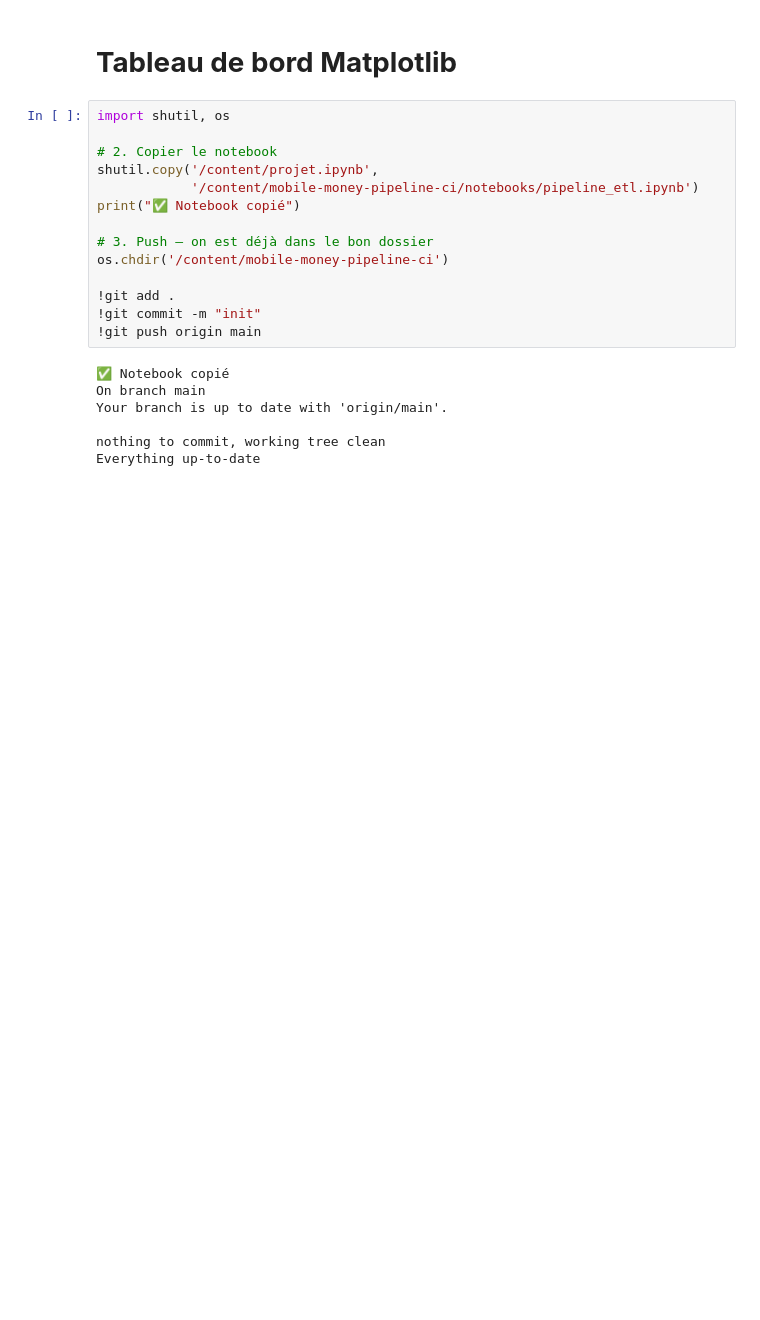
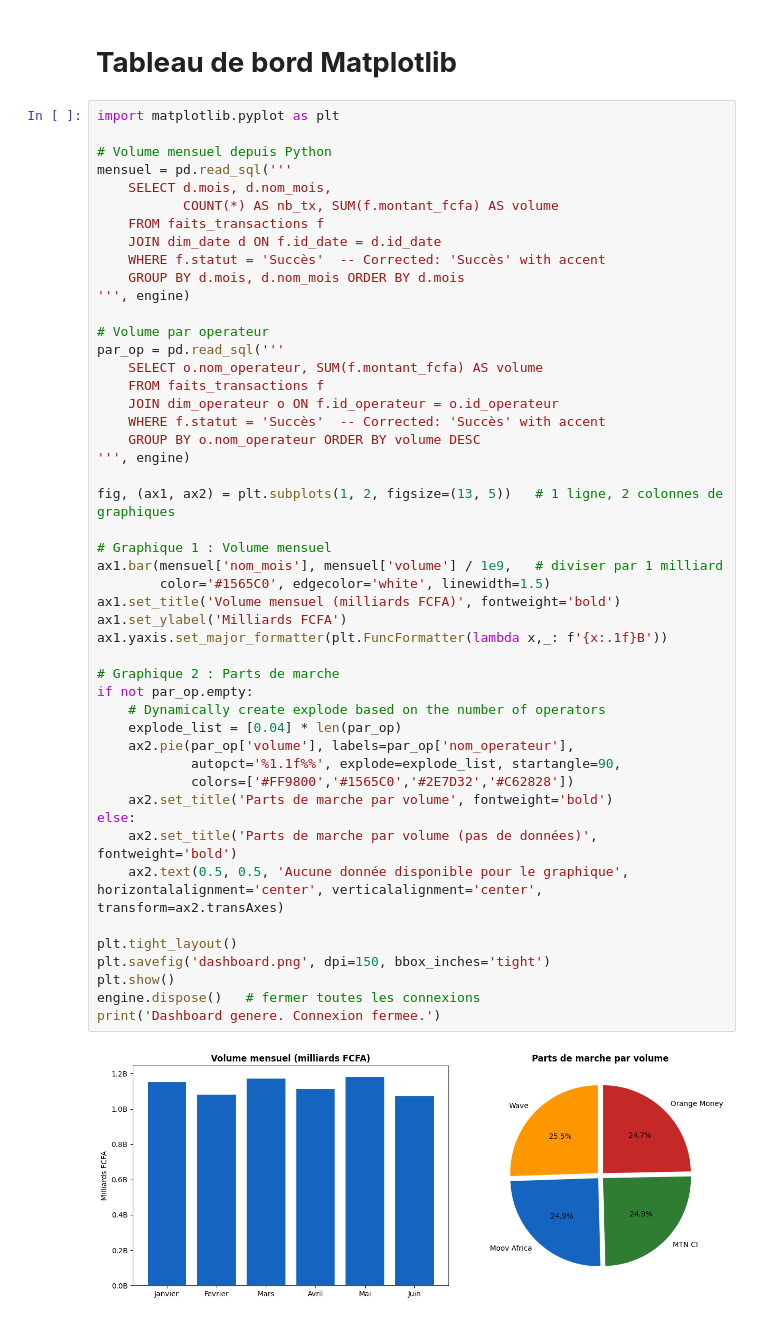
Before and after one commit to miezansam/mobile-money-pipeline-ci, a Jupyter notebook: notebooks/pipeline_etl.ipynb, the cells around one changed output. Saved outputs shown, nothing was run; the diff lists cells and outputs as text; blank space fills up the shorter version.

Commit message:
init

```diff
--- a/notebooks/pipeline_etl.ipynb
+++ b/notebooks/pipeline_etl.ipynb
@@ -1057,24 +1057,53 @@ Classement des zones
 | Abidjan-Yopougon | Wave         | 351.51          | 10        |
 # %% [markdown]
 # **Tableau de bord Matplotlib**
-# %%
-import shutil, os
-
-# 2. Copier le notebook
-shutil.copy('/content/projet.ipynb',
-            '/content/mobile-money-pipeline-ci/notebooks/pipeline_etl.ipynb')
-print("✅ Notebook copié")
-
-# 3. Push — on est déjà dans le bon dossier
-os.chdir('/content/mobile-money-pipeline-ci')
-
-!git add .
-!git commit -m "init"
-!git push origin main
-# %% [output]
-✅ Notebook copié
-On branch main
-Your branch is up to date with 'origin/main'.
-
-nothing to commit, working tree clean
-Everything up-to-date
+# %%
+import matplotlib.pyplot as plt
+
+# Volume mensuel depuis Python
+mensuel = pd.read_sql('''
+    SELECT d.mois, d.nom_mois,
+           COUNT(*) AS nb_tx, SUM(f.montant_fcfa) AS volume
+    FROM faits_transactions f
+    JOIN dim_date d ON f.id_date = d.id_date
+    WHERE f.statut = 'Succès'  -- Corrected: 'Succès' with accent
+    GROUP BY d.mois, d.nom_mois ORDER BY d.mois
+''', engine)
+
+# Volume par operateur
+par_op = pd.read_sql('''
+    SELECT o.nom_operateur, SUM(f.montant_fcfa) AS volume
+    FROM faits_transactions f
+    JOIN dim_operateur o ON f.id_operateur = o.id_operateur
+    WHERE f.statut = 'Succès'  -- Corrected: 'Succès' with accent
+    GROUP BY o.nom_operateur ORDER BY volume DESC
+''', engine)
+
+fig, (ax1, ax2) = plt.subplots(1, 2, figsize=(13, 5))   # 1 ligne, 2 colonnes de graphiques
+
+# Graphique 1 : Volume mensuel
+ax1.bar(mensuel['nom_mois'], mensuel['volume'] / 1e9,   # diviser par 1 milliard
+        color='#1565C0', edgecolor='white', linewidth=1.5)
+ax1.set_title('Volume mensuel (milliards FCFA)', fontweight='bold')
+ax1.set_ylabel('Milliards FCFA')
+ax1.yaxis.set_major_formatter(plt.FuncFormatter(lambda x,_: f'{x:.1f}B'))
+
+# Graphique 2 : Parts de marche
+if not par_op.empty:
+    # Dynamically create explode based on the number of operators
+    explode_list = [0.04] * len(par_op)
+    ax2.pie(par_op['volume'], labels=par_op['nom_operateur'],
+            autopct='%1.1f%%', explode=explode_list, startangle=90,
+            colors=['#FF9800','#1565C0','#2E7D32','#C62828'])
+    ax2.set_title('Parts de marche par volume', fontweight='bold')
+else:
+    ax2.set_title('Parts de marche par volume (pas de données)', fontweight='bold')
+    ax2.text(0.5, 0.5, 'Aucune donnée disponible pour le graphique', horizontalalignment='center', verticalalignment='center', transform=ax2.transAxes)
+
+plt.tight_layout()
+plt.savefig('dashboard.png', dpi=150, bbox_inches='tight')
+plt.show()
+engine.dispose()   # fermer toutes les connexions
+print('Dashboard genere. Connexion fermee.')
+# %% [output]
+[figure, added]
```
Also changed, not shown: parts of 2 cells of this notebook.
